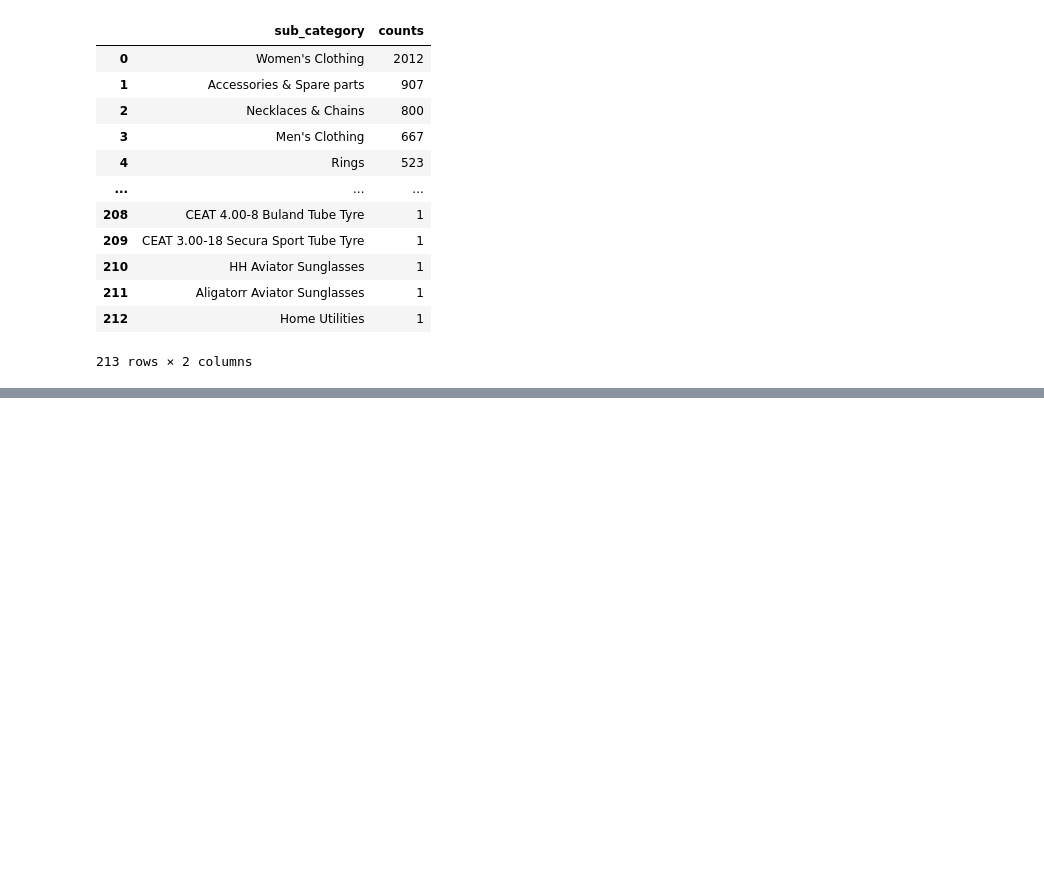
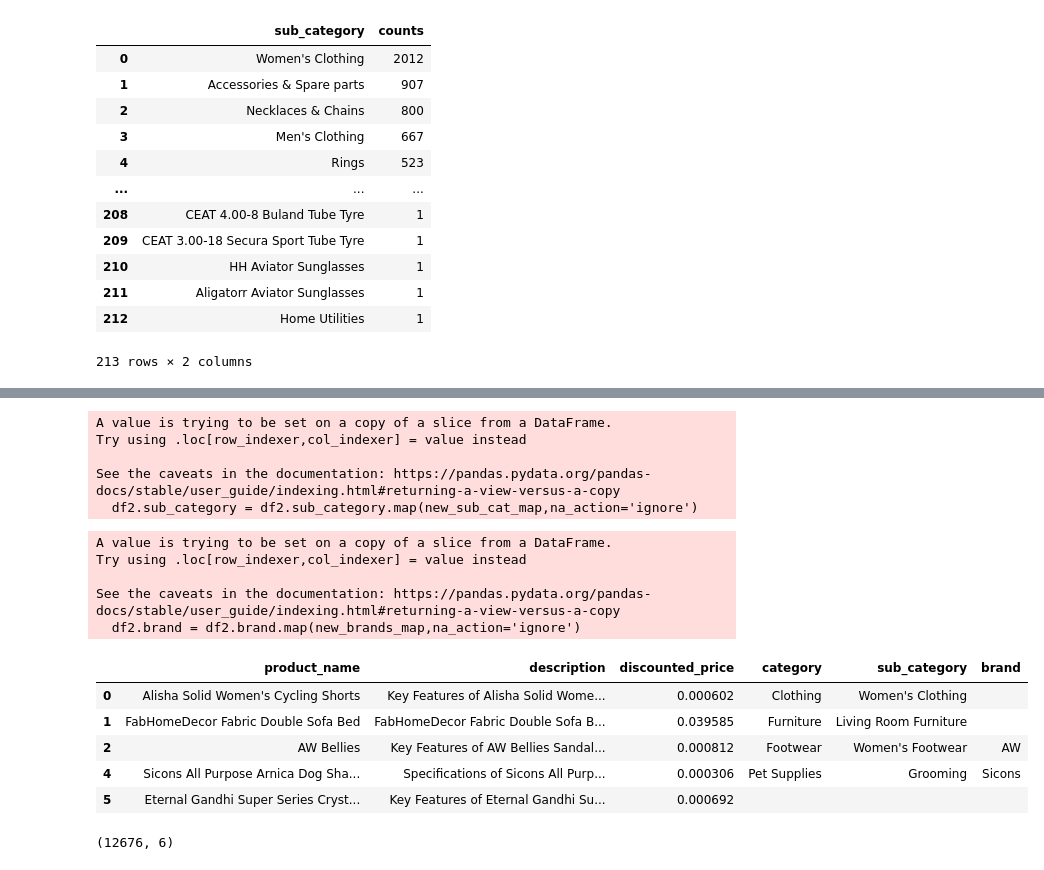
Before and after one commit to PraneethVasarla/flipkart-recommendation-system, a Jupyter notebook: Flipkart Rcommendation System.ipynb, the cells around one changed output, grey strips where cells are left out. Cells and saved outputs as stored; diff of their text form; code cells hidden in the pictures; blank space fills up the shorter version.

```diff
--- a/Flipkart Rcommendation System.ipynb
+++ b/Flipkart Rcommendation System.ipynb
@@ -535,3 +488,9 @@ sub_cats
 # %%
 sub_cats['new_sub_cat'] = sub_cats.apply(lambda x: x.sub_category if x.counts > 1 else "",axis=1)
 sub_cats.drop('counts',1,inplace=True)
+
+new_sub_cats = sub_cats.to_dict('record')
+new_sub_cat_map = {}
+for sub_cat in new_sub_cats:
+    new_sub_cat_map[sub_cat['sub_category']] = sub_cat['new_sub_cat']
+new_sub_cat_map
@@ -537,0 +515,41 @@ sub_cats.drop('counts',1,inplace=True)
+# %%
+df2.sub_category = df2.sub_category.map(new_sub_cat_map,na_action='ignore')
+# %% [output]
+A value is trying to be set on a copy of a slice from a DataFrame.
+Try using .loc[row_indexer,col_indexer] = value instead
+
+See the caveats in the documentation: https://pandas.pydata.org/pandas-docs/stable/user_guide/indexing.html#returning-a-view-versus-a-copy
+  df2.sub_category = df2.sub_category.map(new_sub_cat_map,na_action='ignore')
+# %%
+brands = df2.brand.value_counts().reset_index()
+brands = brands.rename(columns={"brand":"counts","index":"brand"})
+
+brands['new_brand'] = brands.apply(lambda x: x.brand if x.counts > 1 else "",axis=1)
+brands.drop('counts',1,inplace=True)
+
+brands = brands.to_dict('record')
+new_brands_map = {}
+for brand in brands:
+    new_brands_map[brand['brand']] = brand['new_brand']
+
+df2.brand = df2.brand.map(new_brands_map,na_action='ignore')
+# %% [output]
+A value is trying to be set on a copy of a slice from a DataFrame.
+Try using .loc[row_indexer,col_indexer] = value instead
+
+See the caveats in the documentation: https://pandas.pydata.org/pandas-docs/stable/user_guide/indexing.html#returning-a-view-versus-a-copy
+  df2.brand = df2.brand.map(new_brands_map,na_action='ignore')
+# %%
+df2_features = df2[['product_name','description','discounted_price','category','sub_category','brand']]
+df2_features.head()
+# %% [output]
+|  | product_name | description | discounted_price | category | sub_category | brand |
+| 0 | Alisha Solid Women's Cycling Shorts | Key Features of Alisha Solid Wome... | 0.000602 | Clothing | Women's Clothing |  |
+| 1 | FabHomeDecor Fabric Double Sofa Bed | FabHomeDecor Fabric Double Sofa B... | 0.039585 | Furniture | Living Room Furniture |  |
+| 2 | AW Bellies | Key Features of AW Bellies Sandal... | 0.000812 | Footwear | Women's Footwear | AW |
+| 4 | Sicons All Purpose Arnica Dog Sha... | Specifications of Sicons All Purp... | 0.000306 | Pet Supplies | Grooming | Sicons |
+| 5 | Eternal Gandhi Super Series Cryst... | Key Features of Eternal Gandhi Su... | 0.000692 |  |  |  |
+# %%
+df2_features.shape
+# %% [output]
+(12676, 6)
```
Also changed, not shown: parts of 32 cells of this notebook.
